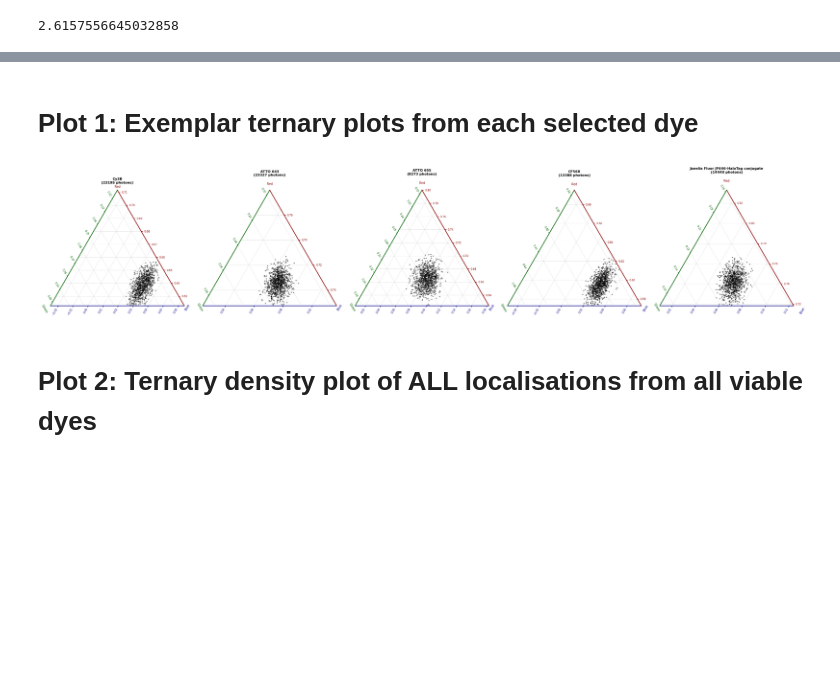
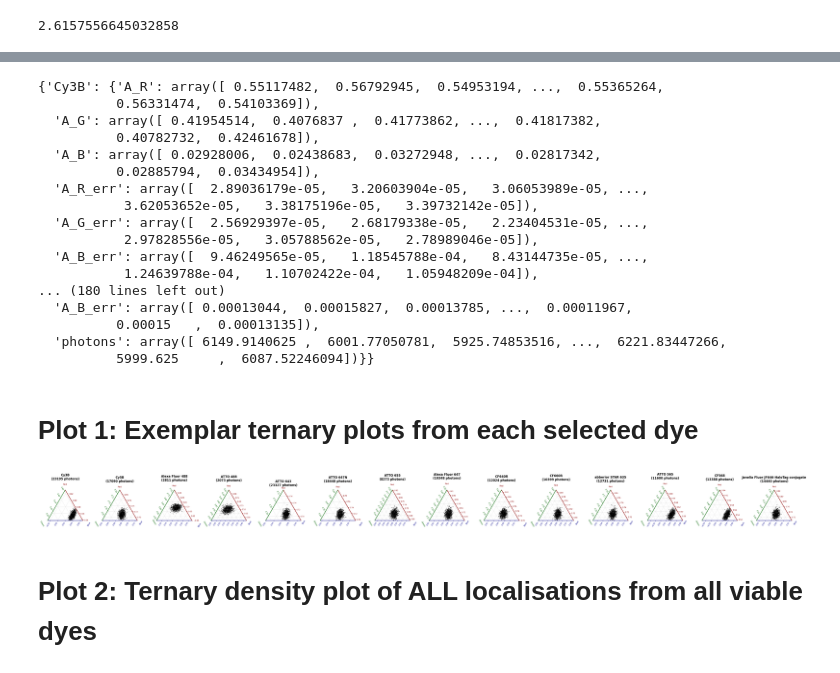
Before and after one commit to JBeckwith/pyS3M, a Jupyter notebook: notebooks/20250305_OptimalDyePicker.ipynb, the cells around one changed output, grey strips where cells are left out. Cells and saved outputs as stored; diff of their text form; code cells hidden in the pictures; blank space fills up the shorter version.

```diff
--- a/notebooks/20250305_OptimalDyePicker.ipynb
+++ b/notebooks/20250305_OptimalDyePicker.ipynb
@@ -178,6 +180,17 @@ potential_dyes = [
 import numpy as np
 from src import Multicolour_Simulation_Functions
 from src import SpectralFunctions
+
+
+notch_filter = "semrock-nf03-405-488-561-635e"
+dichroic_mirror = "semrock-di03-r405-488-561-635-t1-25x36"
+nilered_filter = "semrock-ff01-650-200-25"
+shortpass_filter = "semrock-bsp01-785r"
+dichroic_nored_mirror = "semrock-di03-r488-561-t1-25x36"
+lp_561 = "semrock-blp02-561r"
+#bp_584 = "semrock-ff01-582-64"
+
+filters = [notch_filter, dichroic_mirror, shortpass_filter]
 
 # Select optimal 5 dyes
 result = MSF.optimal_dye_selector_simulated(
@@ -217,3 +239,23 @@ Step 2-3: Simulating 10000 molecules per dye...
+# %%
+result['dye_simulations']
+# %% [output]
+{'Cy3B': {'A_R': array([ 0.55117482,  0.56792945,  0.54953194, ...,  0.55365264,
+          0.56331474,  0.54103369]),
+  'A_G': array([ 0.41954514,  0.4076837 ,  0.41773862, ...,  0.41817382,
+          0.40782732,  0.42461678]),
+  'A_B': array([ 0.02928006,  0.02438683,  0.03272948, ...,  0.02817342,
+          0.02885794,  0.03434954]),
+  'A_R_err': array([  2.89036179e-05,   3.20603904e-05,   3.06053989e-05, ...,
+           3.62053652e-05,   3.38175196e-05,   3.39732142e-05]),
+  'A_G_err': array([  2.56929397e-05,   2.68179338e-05,   2.23404531e-05, ...,
+           2.97828556e-05,   3.05788562e-05,   2.78989046e-05]),
+  'A_B_err': array([  9.46249565e-05,   1.18545788e-04,   8.43144735e-05, ...,
+           1.24639788e-04,   1.10702422e-04,   1.05948209e-04]),
+... (180 lines left out)
+  'A_B_err': array([ 0.00013044,  0.00015827,  0.00013785, ...,  0.00011967,
+          0.00015   ,  0.00013135]),
+  'photons': array([ 6149.9140625 ,  6001.77050781,  5925.74853516, ...,  6221.83447266,
+          5999.625     ,  6087.52246094])}}
 # %% [markdown]
 # Plot 1: Exemplar ternary plots from each selected dye
 # %%
@@ -221,11 +263,11 @@ Step 2-3: Simulating 10000 molecules per dye...
 from PlottingBase import PublicationPlotter
 
 pub_plotter = PublicationPlotter()
-n_dyes = len(result["selected_dyes"])
+n_dyes = len(result["viable_dyes"])
 
-fig = plt.figure(figsize=(5*n_dyes, 4.5))
+fig = plt.figure(figsize=(3*n_dyes, 4.5))
 
-for i, dye_name in enumerate(result["selected_dyes"]):
+for i, dye_name in enumerate(result["viable_dyes"]):
     # Get simulation data for this dye
     sim_data = result["dye_simulations"][dye_name]
     A_R = sim_data["A_R"]
@@ -267,39 +309,39 @@ for i, dye_name in enumerate(result["selected_dyes"]):
     # Use set_ternary_min and set_ternary_max which automatically
     # adjust limits to maintain triangular shape
     ax.set_ternary_min(R_min, G_min, B_min)
     ax.set_ternary_max(R_max, G_max, B_max)
 
     # Set labels with colors
     ax.set_tlabel("Red", color="darkred", fontsize=8)
     ax.set_llabel("Green", color="darkgreen", fontsize=8)
     ax.set_rlabel("Blue", color="darkblue", fontsize=8)
 
     # Color axis lines
     ax.spines["lside"].set_color("darkred")
     ax.spines["rside"].set_color("darkgreen")
     ax.spines["tside"].set_color("darkblue")
     ax.spines["lside"].set_linewidth(1.5)
     ax.spines["rside"].set_linewidth(1.5)
     ax.spines["tside"].set_linewidth(1.5)
 
     # Tick parameters
-    ax.taxis.set_tick_params(colors="darkred", labelsize=6)
-    ax.laxis.set_tick_params(colors="darkgreen", labelsize=6)
-    ax.raxis.set_tick_params(colors="darkblue", labelsize=6)
+    ax.taxis.set_tick_params(colors="darkred", labelsize=7)
+    ax.laxis.set_tick_params(colors="darkgreen", labelsize=7)
+    ax.raxis.set_tick_params(colors="darkblue", labelsize=7)
 
     # Grid
     ax.grid(True, alpha=0.3)
 
     # Title
     ax.set_title(f"{dye_name}\n({result["expected_photons"][dye_name]:.0f} photons)",
-                fontsize=8, fontweight="bold", pad=15)
+                fontsize=12, fontweight="bold", pad=15)
 
 folder = '/home/jbeckwith/Documents/pCloud/Chemistry/Lee/Talks+Posters/Subgroup/20251120/fig/multicolour/Dye_Mixtures/'
 plt.tight_layout()
-plt.savefig(os.path.join(folder, 'Exemplar_Simulation_5dyes.svg'), dpi=600, format='svg')
+plt.savefig(os.path.join(folder, 'Exemplar_Simulation_ndyes.svg'), dpi=600, format='svg')
 plt.show()
 # %% [output]
-[figure, old version]
+[figure, new version]
 # %% [markdown]
 # Plot 2: Ternary density plot of ALL localisations from all viable dyes
 # %%
```
Also changed, not shown: parts of 8 cells of this notebook.
